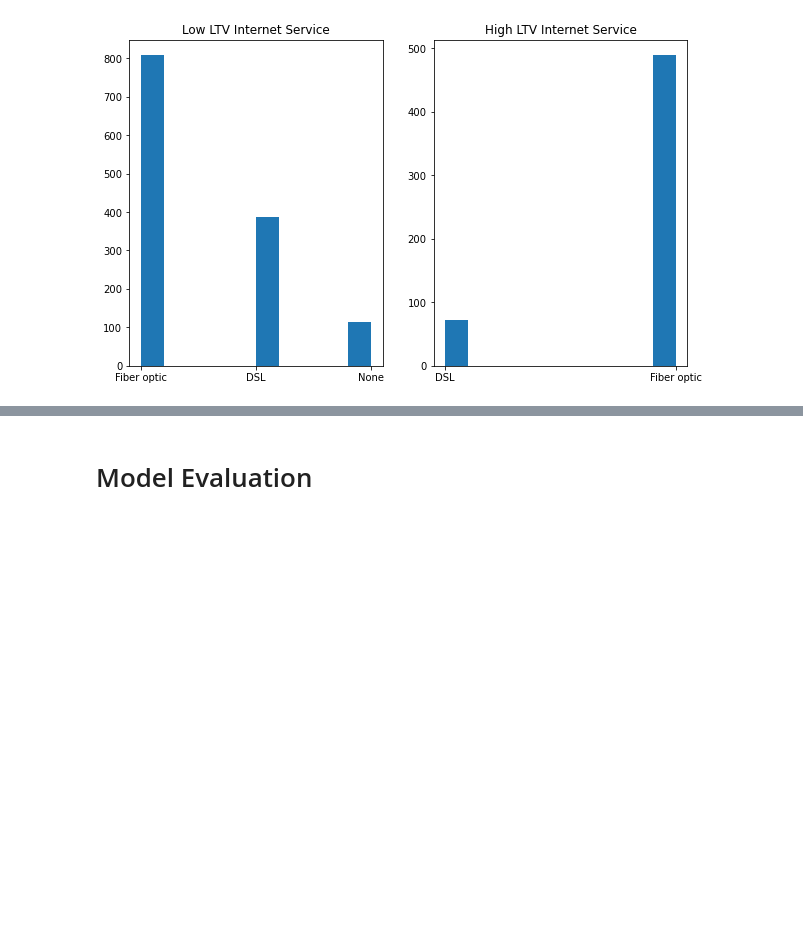
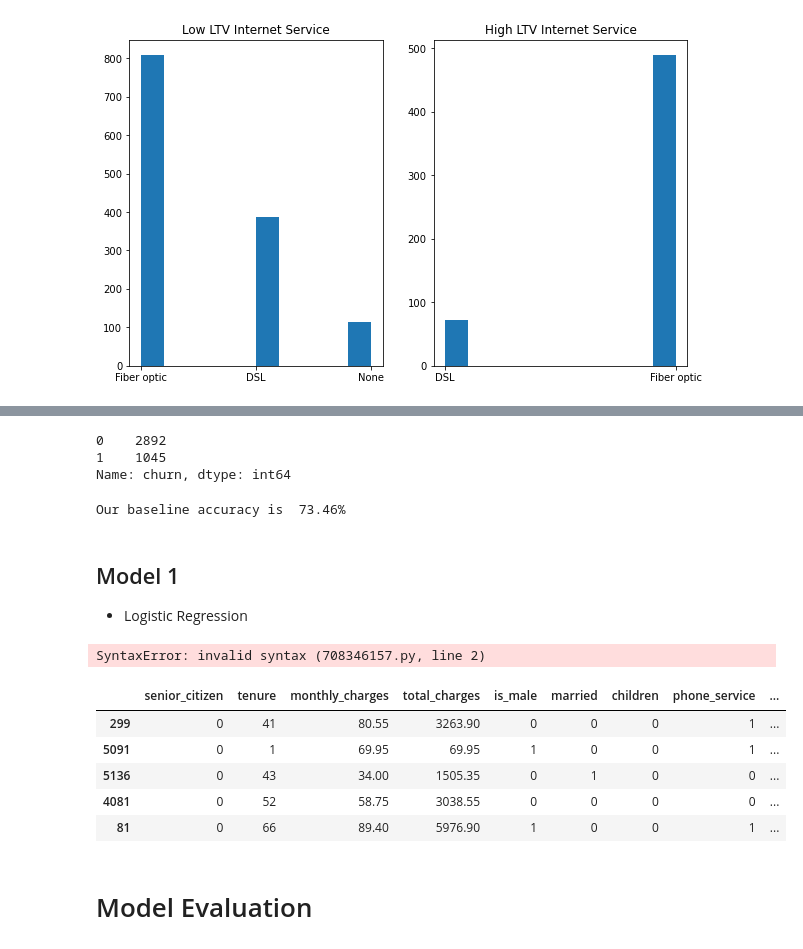
Before and after one commit to BraedenWright/classification-project, a Jupyter notebook: working_telco_report.ipynb, the cells around one changed output, grey strips where cells are left out. Cells and saved outputs as stored; diff of their text form; code cells hidden in the pictures; blank space fills up the shorter version.

```diff
--- a/working_telco_report.ipynb
+++ b/working_telco_report.ipynb
@@ -514,3 +565,48 @@ train.shape, validate.shape, test.shape
+# %%
+train.churn.value_counts()
+# %% [output]
+0    2892
+1    1045
+Name: churn, dtype: int64
+# %%
+# Now that our training sample is ready, lets set up a baseline accuracy to improve upon
+train['baseline'] = 0
+
+baseline_accuracy = (train.baseline == train.churn).mean()
+print(f'Our baseline accuracy is {baseline_accuracy: .2%}')
+# %% [output]
+Our baseline accuracy is  73.46%
+# %% [markdown]
+## Model 1
+- Logistic Regression
+# %%
+# Make the Model
+logit = LogisticRegression(C=.5random_state=1313)
+
+# Select the Features we want focused on
+features = ['multiple_lines', 'online_security', 'fiber_optic', 'streaming_tv', 'streaming_movies']
+
+# Fit the Model
+logit.fit(x_train[features], y_train)
+
+# Predictions
+y_pred = logit.predict(x_train[features])
+
+# Model Score
+m_score = logit.score(x_train[features], y_train)
+
+print(f'Our baseline accuracy of {baseline_accuracy: .2%} is less than the Logistical Regression Model, which is {m_score: .2%}')
+# %% [output]
+SyntaxError: invalid syntax (708346157.py, line 2)
+# %%
+train.head()
+# %% [output]
+|  | senior_citizen | tenure | monthly_charges | total_charges | is_male | married | children | phone_service | ... |
+| 299 | 0 | 41 | 80.55 | 3263.90 | 0 | 0 | 0 | 1 | ... |
+| 5091 | 0 | 1 | 69.95 | 69.95 | 1 | 0 | 0 | 1 | ... |
+| 5136 | 0 | 43 | 34.00 | 1505.35 | 0 | 1 | 0 | 0 | ... |
+| 4081 | 0 | 52 | 58.75 | 3038.55 | 0 | 0 | 0 | 0 | ... |
+| 81 | 0 | 66 | 89.40 | 5976.90 | 1 | 0 | 0 | 1 | ... |
 # %% [markdown]
 # Model Evaluation
 # %% [markdown]
```
Also changed, not shown: parts of 27 cells of this notebook.
